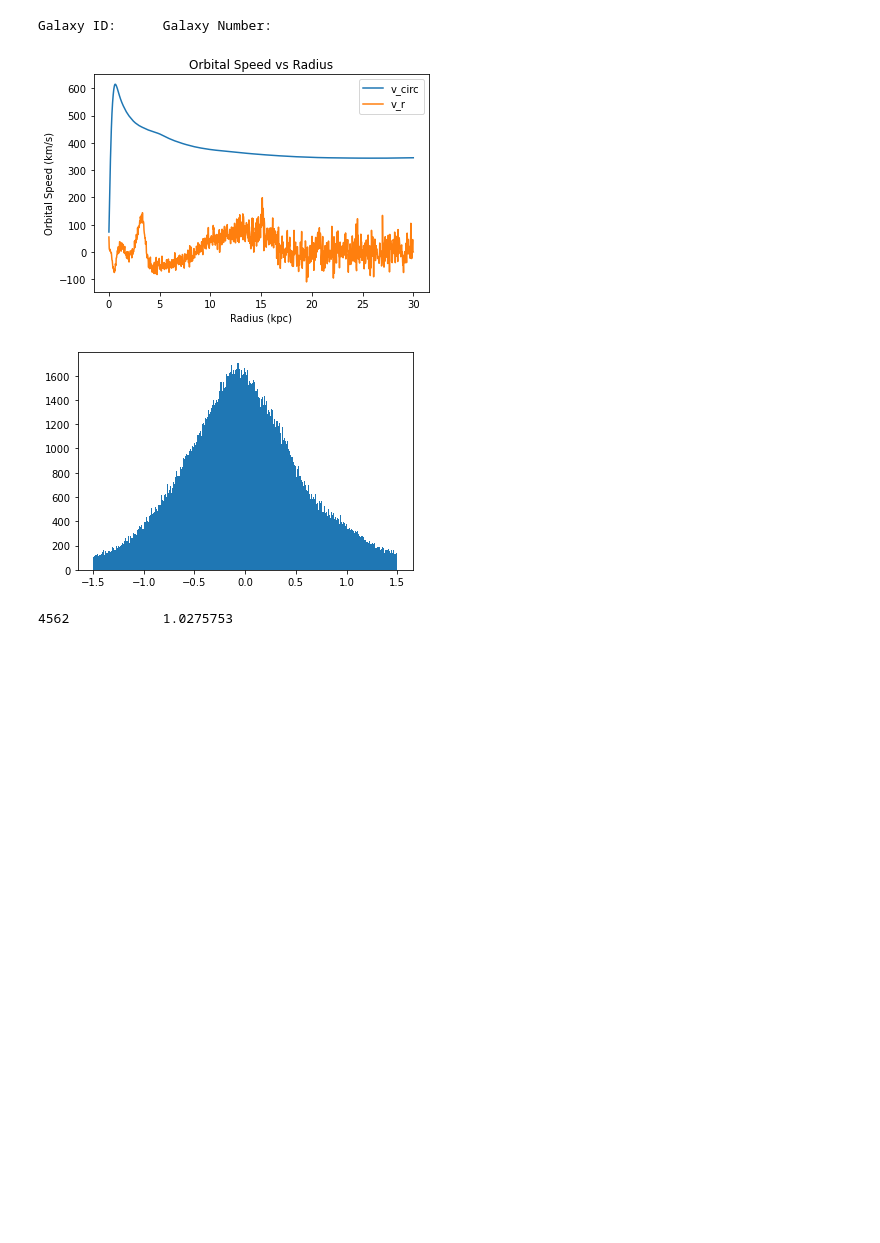
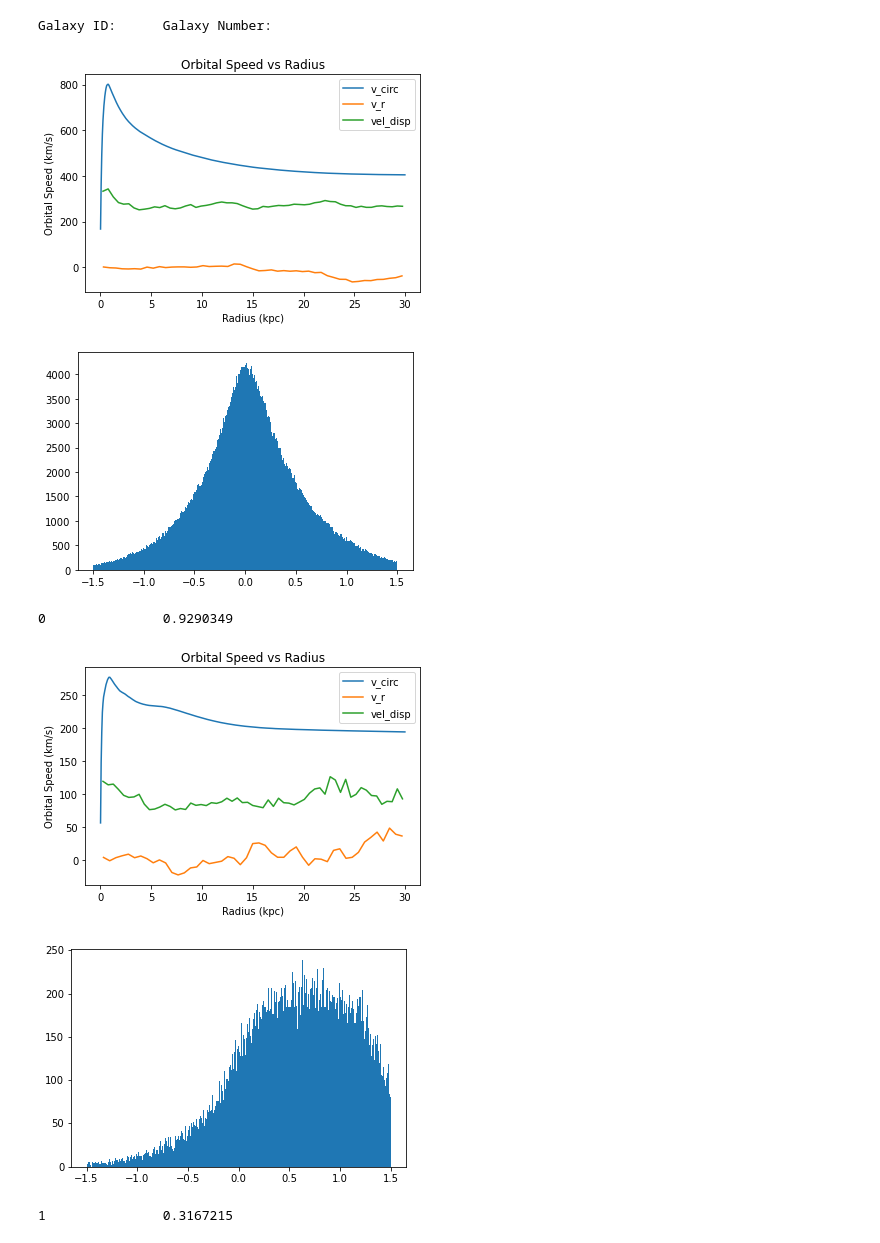
Before and after one commit to moira-andrews/Pathak_2021, a Jupyter notebook: rotation_analysis.ipynb, the cells around one changed output. Drawn from its saved outputs; the diff is of its cells as text; code cells hidden in the pictures; blank space fills up the shorter version.

```diff
--- a/rotation_analysis.ipynb
+++ b/rotation_analysis.ipynb
@@ -11,39 +12,46 @@ import os
 with h5py.File('galaxy_population_data_'+str(2)+'.hdf5', 'r') as f:
     ids = f['ids'][:]
 # %%
-#os.remove("galaxy_num.csv")
 print("Galaxy ID: " + "\tGalaxy Number: ")
 with open('galaxy_num.csv', 'w',newline='') as f:
     fieldnames = ['Galaxy ID', 'Galaxy Number']
     writer = csv.DictWriter(f, fieldnames=fieldnames)
     writer.writeheader()
+    for i in range(10):
+        id = ids[i]
 
-    id = ids[22]
+        r, vel_circ, v_r, r_v_r, e_v, bins, mass_num, vel, radius = rotational_data(id)
 
-    r, vel_circ, v_r, e_v, bins, mass_num = rotational_data(id)
+        vel_new,r_new,x = stats.binned_statistic(radius,vel,statistic = 'std',bins = np.linspace(0,30,60))
+        r_binned = (r_new[1:]+r_new[:-1])/2
 
-    plt.plot(r,vel_circ, label = "v_circ")
-    plt.plot(r,v_r, label = "v_r")
 
-    plt.legend()
+        plt.plot(r,vel_circ, label = "v_circ")
+        plt.plot(r_v_r,v_r, label = "v_r")
+        plt.plot(r_binned,vel_new, label = "vel_disp")
 
-    plt.xlabel("Radius (kpc)")
-    plt.ylabel("Orbital Speed (km/s)")
-    plt.title("Orbital Speed vs Radius")
-    plt.savefig("OrbitalVel_tot.png",dpi=200)
+        plt.legend()
 
-    plt.show()
+        plt.xlabel("Radius (kpc)")
+        plt.ylabel("Orbital Speed (km/s)")
+        plt.title("Orbital Speed vs Radius")
+        plt.savefig("OrbitalVel_tot.png",dpi=200)
 
-    plt.hist(e_v,bins=bins)
-    plt.show()
+        plt.show()
 
-    print(str(id) + "\t\t" + str(mass_num))
+        plt.hist(e_v,bins=bins)
+        plt.show()
 
-    #writer.writerow({'Galaxy ID': str(id), 'Galaxy Number': str(mass_num)})
+        print(str(id) + "\t\t" + str(mass_num))
+
+        writer.writerow({'Galaxy ID': str(id), 'Galaxy Number': str(mass_num)})
 
     f.close()
 # %% [output]
 Galaxy ID:      Galaxy Number:
-[figure, old version]
+[figure, new version]
-[figure, old version]
+[figure, new version]
-4562            1.0275753
+0               0.9290349
+[figure, added]
+[figure, added]
+1               0.3167215
```
Also changed, not shown: parts of 2 cells of this notebook, 1 other file.
